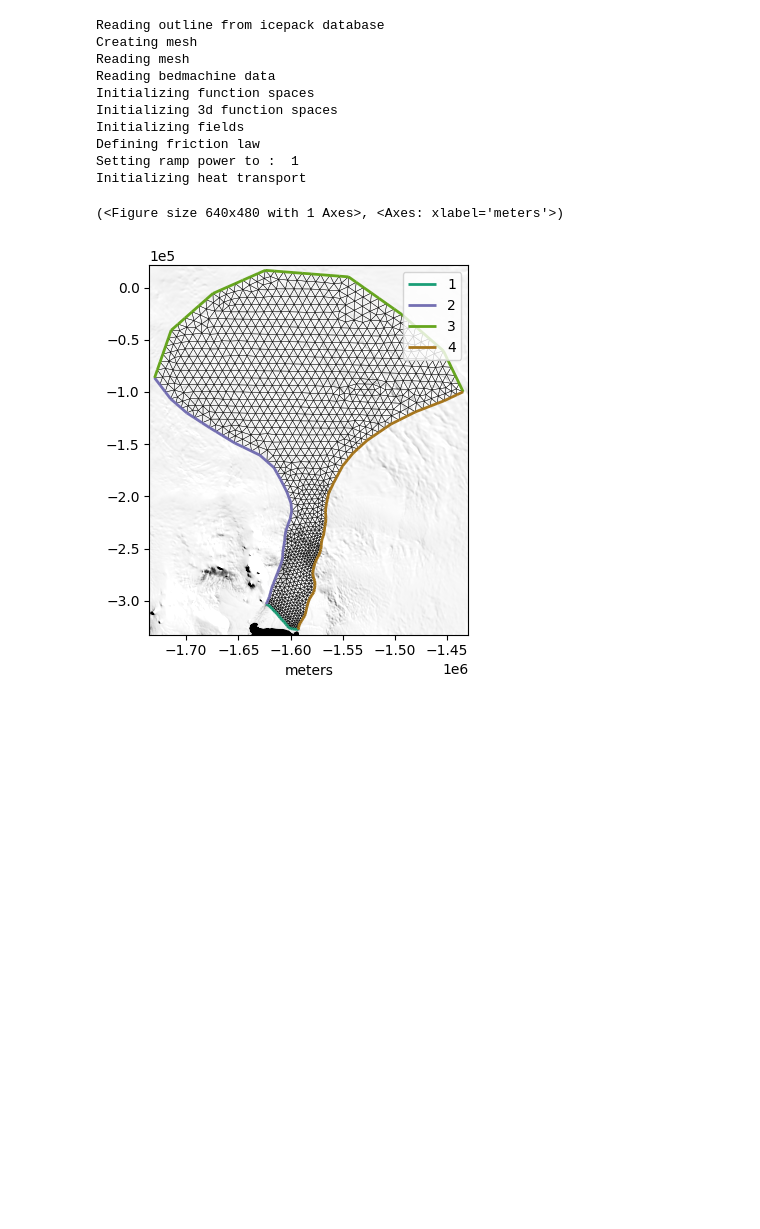
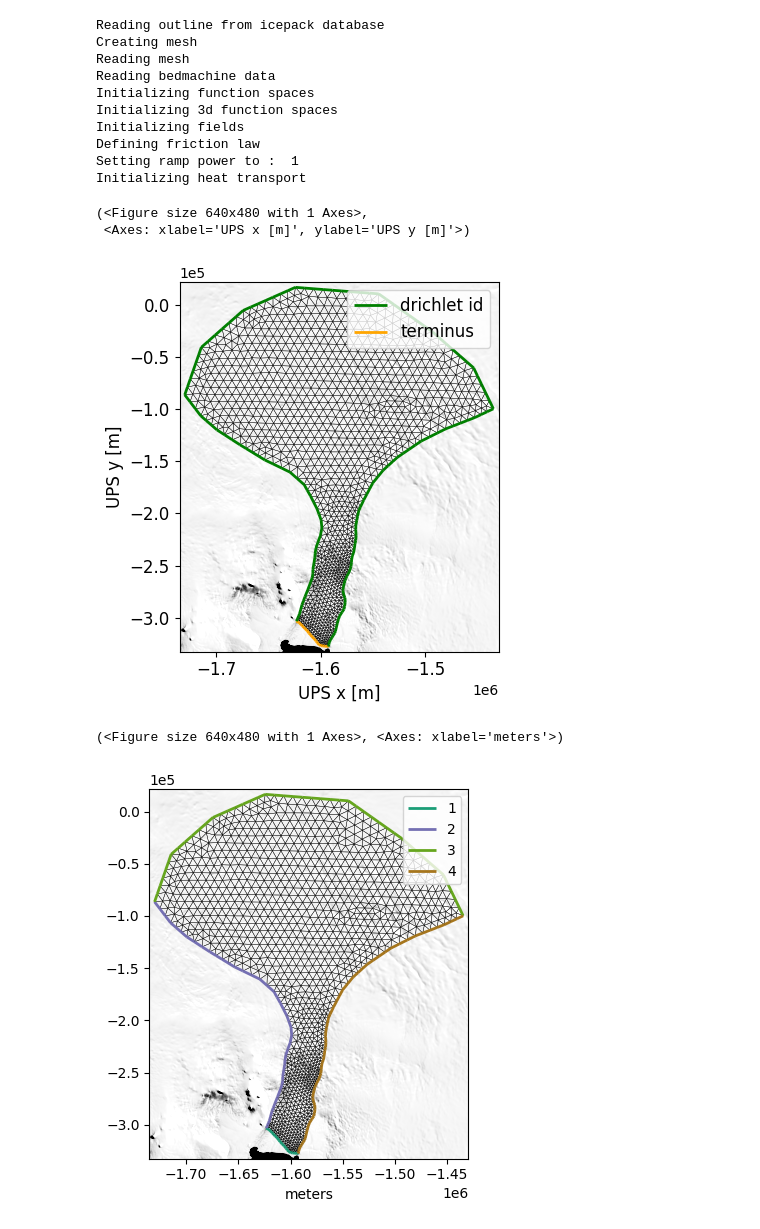
Before and after one commit to racheetmatai/icepack-inverse, a Jupyter notebook: inverse_pig_C01_C_only.ipynb, the cells around one changed output. Drawn from its saved outputs; the diff is of its cells as text; code cells hidden in the pictures; blank space fills up the shorter version.

```diff
--- a/inverse_pig_C01_C_only.ipynb
+++ b/inverse_pig_C01_C_only.ipynb
@@ -27,6 +27,73 @@ Initializing fields
 Defining friction law
 Setting ramp power to :  1
 Initializing heat transport
+# %%
+def plot_mesh():
+    fig, axes = invert_pig.plot_bounded_antarctica()
+
+    # Set x-label, y-label and their font sizes
+    axes.set_xlabel("UPS x [m]", fontsize=12)  # Adjust font size for x-axis label
+    axes.set_ylabel("UPS y [m]", fontsize=12)  # Adjust font size for y-axis label
+
+    # Set tick label sizes
+    axes.tick_params(axis='x', labelsize=12)  # Adjust font size for x-ticks
+    axes.tick_params(axis='y', labelsize=12)  # Adjust font size for y-ticks
+
+    kwargs = {
+        "interior_kw": {"linewidth": 0.25},
+        "boundary_kw": {"linewidth": 2},
+    }
+
+    firedrake.triplot(invert_pig.get_mesh(), axes=axes, **kwargs)
+
+    # We need to define just two labels, for drichlet ids and terminus
+    new_labels = ['drichlet id', 'terminus']
+    new_handles = []
+
+    # Set up the color mapping for the two labels
+    drichlet_color = 'green'
+    terminus_color = 'orange'
+
+    # Get the existing handles and labels from the plot
+    handles, labels = axes.get_legend_handles_labels()
+
+    # Create two separate handles for drichlet_id and terminus, and set their colors
+    drichlet_handle = None
+    terminus_handle = None
+
+    # Iterate over the handles and labels to find matching labels and set colors
+    for handle, label in zip(handles, labels):
+        if int(label) in drichlet_ids:  # Check if it's a Dirichlet boundary
+            if drichlet_handle is None:
+                drichlet_handle = handle
+            handle.set_color(drichlet_color)
+        else:  # Otherwise it's a terminus
+            if terminus_handle is None:
+                terminus_handle = handle
+            handle.set_color(terminus_color)
+
+    # If no handle was found for drichlet or terminus, create new ones
+    if drichlet_handle is None:
+        drichlet_handle = handles[0]  # Assign the first handle (adjust if needed)
+        drichlet_handle.set_color(drichlet_color)
+    if terminus_handle is None:
+        terminus_handle = handles[1]  # Assign the second handle (adjust if needed)
+        terminus_handle.set_color(terminus_color)
+
+    # Add the updated handles with the correct color to the legend
+    new_handles = [drichlet_handle, terminus_handle]
+
+    # Add the legend with the two new labels and adjust font size
+    axes.legend(new_handles, new_labels, loc='best', fontsize=12)  # Set legend font size here
+
+    return fig, axes
+
+
+plot_mesh()
+# %% [output]
+(<Figure size 640x480 with 1 Axes>,
+ <Axes: xlabel='UPS x [m]', ylabel='UPS y [m]'>)
+[figure, added]
 # %%
 invert_pig.plot_mesh()
 # %% [output]
```
Also changed, not shown: parts of 6 cells of this notebook, 4 other files.
